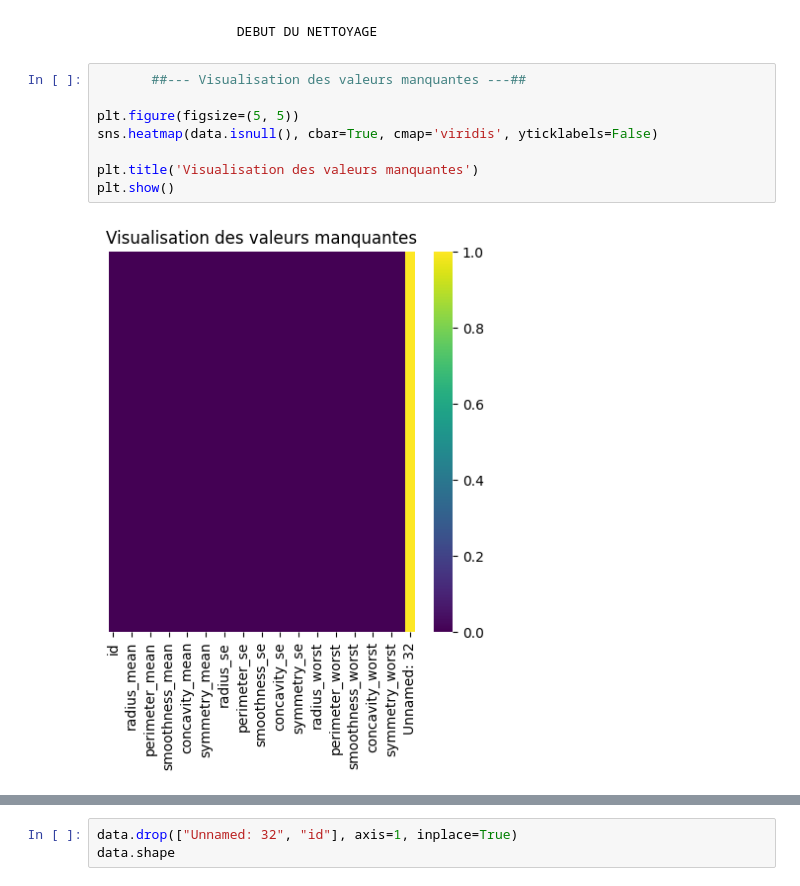
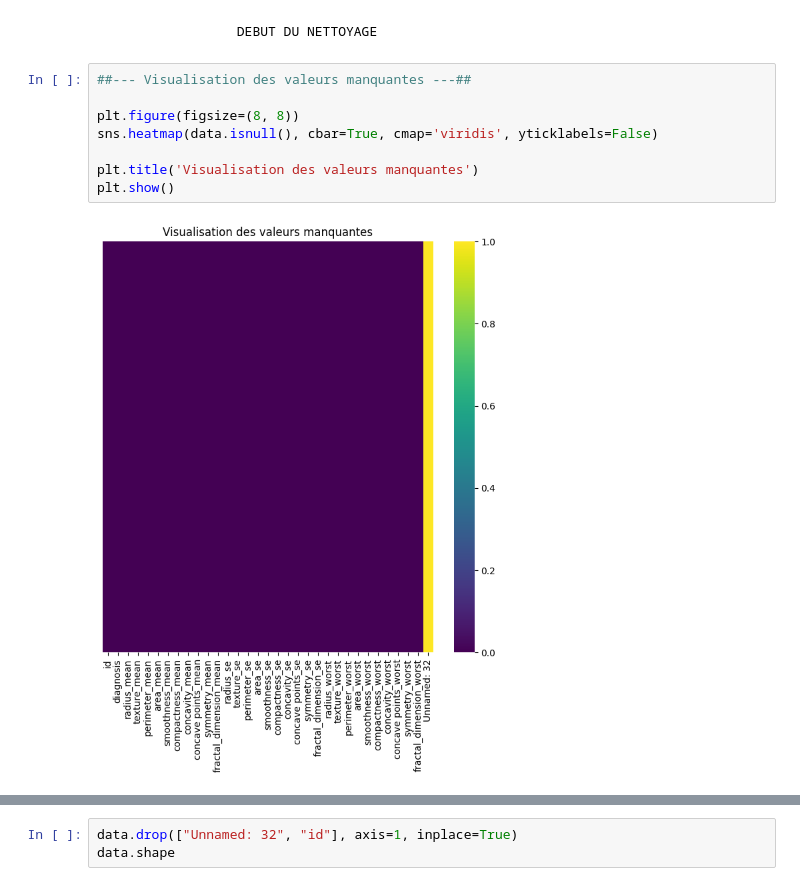
Before and after one commit to Hafed-kh/Prediction-cancer-du-sein, a Jupyter notebook: notebook.ipynb, the cells around one changed output, grey strips where cells are left out. Drawn from its saved outputs; the diff is of its cells as text.

```diff
--- a/notebook.ipynb
+++ b/notebook.ipynb
@@ -82,13 +86,13 @@ data.describe().transpose()
 # %% [markdown]
                     DEBUT DU NETTOYAGE
 # %%
-       ##--- Visualisation des valeurs manquantes ---##
+##--- Visualisation des valeurs manquantes ---##
 
-plt.figure(figsize=(5, 5))
+plt.figure(figsize=(8, 8))
 sns.heatmap(data.isnull(), cbar=True, cmap='viridis', yticklabels=False)
 
 plt.title('Visualisation des valeurs manquantes')
 plt.show()
 # %% [output]
-[figure, old version]
+[figure, new version]
 # %% [markdown]
```
Also changed, not shown: parts of 70 cells of this notebook, 11 other files.
